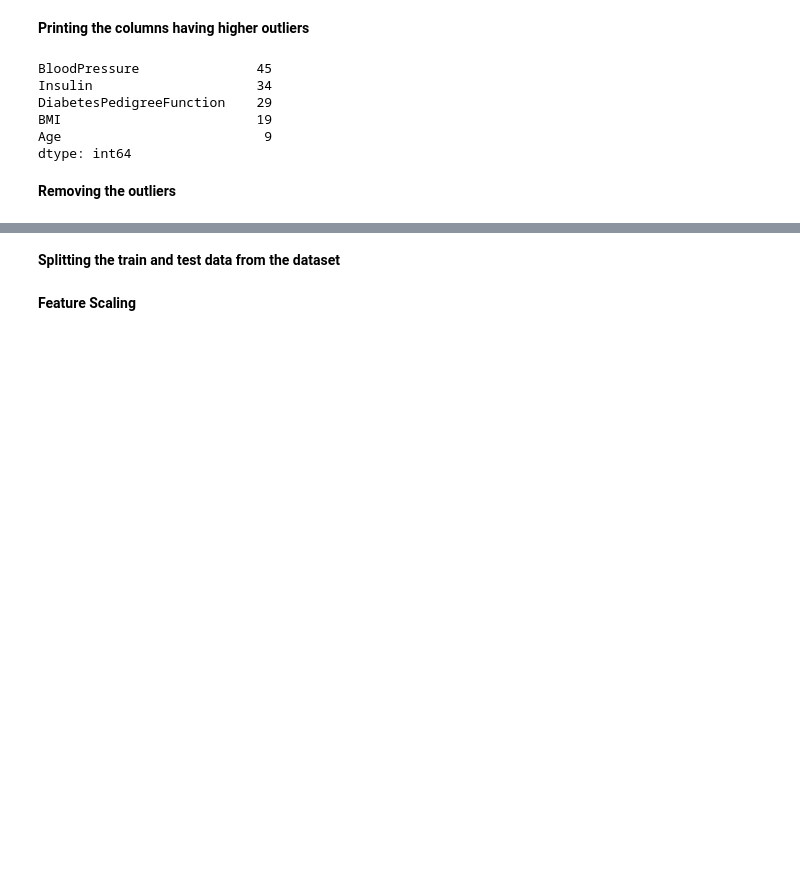
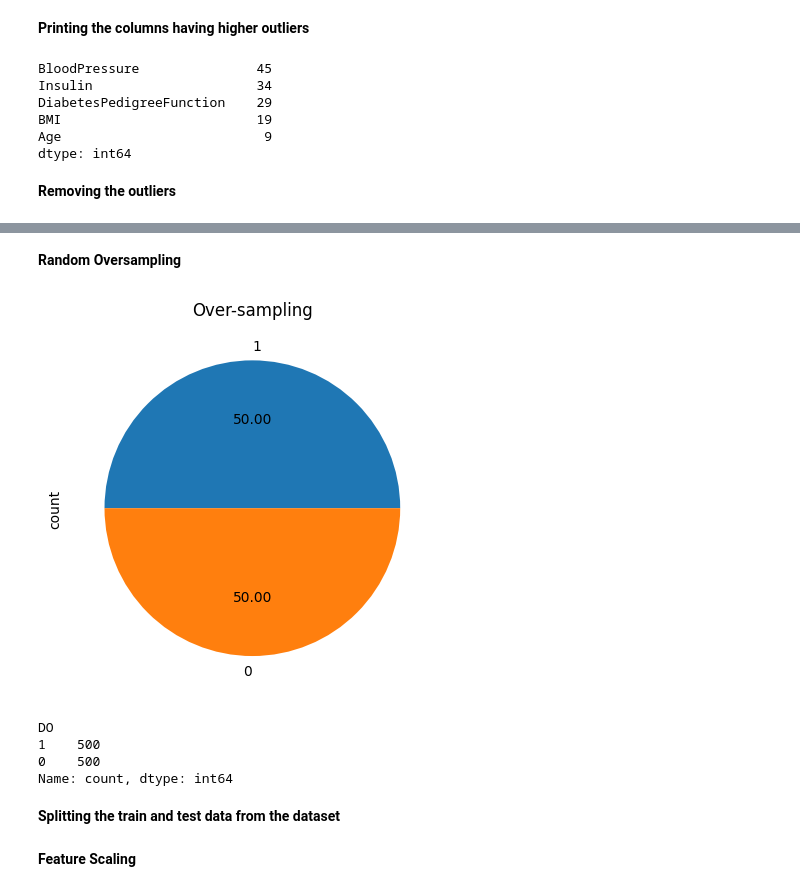
Before and after one commit to Novice1414/Final_Year_Project, a Jupyter notebook: PIMA_DNN.ipynb, the cells around one changed output, grey strips where cells are left out. Drawn from its saved outputs; the diff is of its cells as text; code cells hidden in the pictures; blank space fills up the shorter version.

```diff
--- a/PIMA_DNN.ipynb
+++ b/PIMA_DNN.ipynb
@@ -112,3 +129,23 @@ clean_df = diabetes_df[~outliers.any(axis=1)]
+# %% [markdown]
+**Random Oversampling**
+# %%
+from imblearn.over_sampling import RandomOverSampler
+
+#ros = RandomOverSampler(sampling_strategy=1) # Float
+ros = RandomOverSampler(sampling_strategy="not majority") # String
+X_res, y_res = ros.fit_resample(X, y)
+
+ax = y_res.value_counts().plot.pie(autopct='%.2f')
+_ = ax.set_title("Over-sampling")
+# %% [output]
+[figure, added]
+# %%
+y_res.value_counts()
+# %% [output]
+DO
+1    500
+0    500
+Name: count, dtype: int64
 # %% [markdown]
 **Splitting the train and test data from the dataset**
 # %%
```
Also changed, not shown: parts of 28 cells of this notebook.
